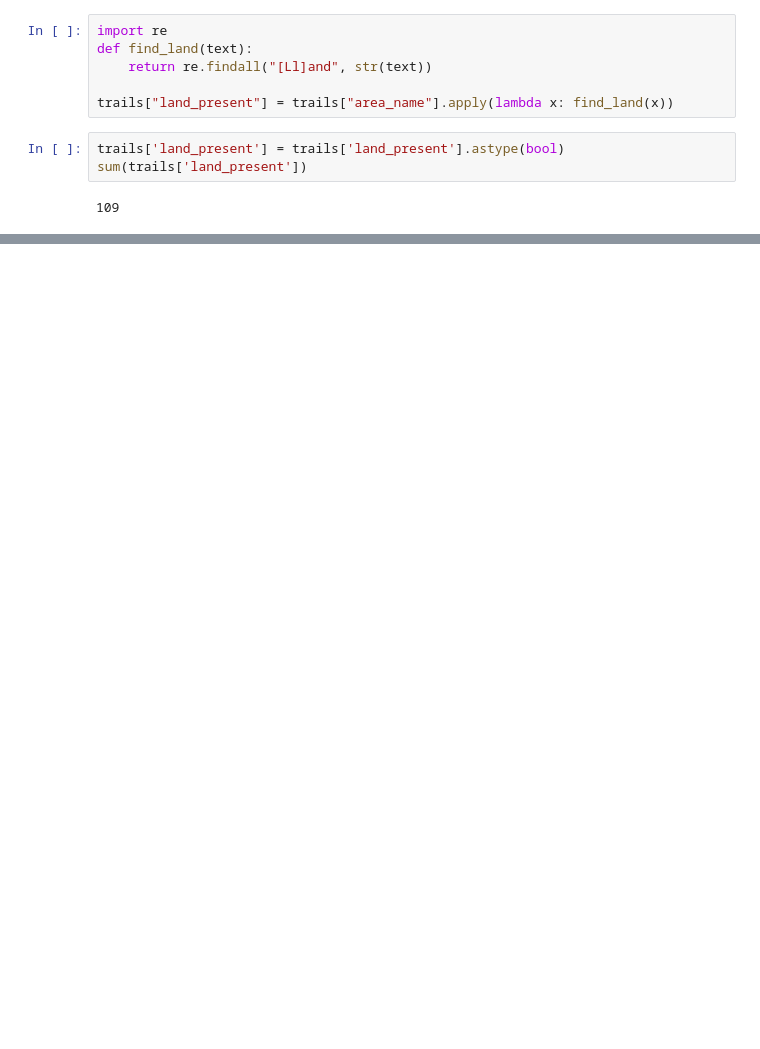
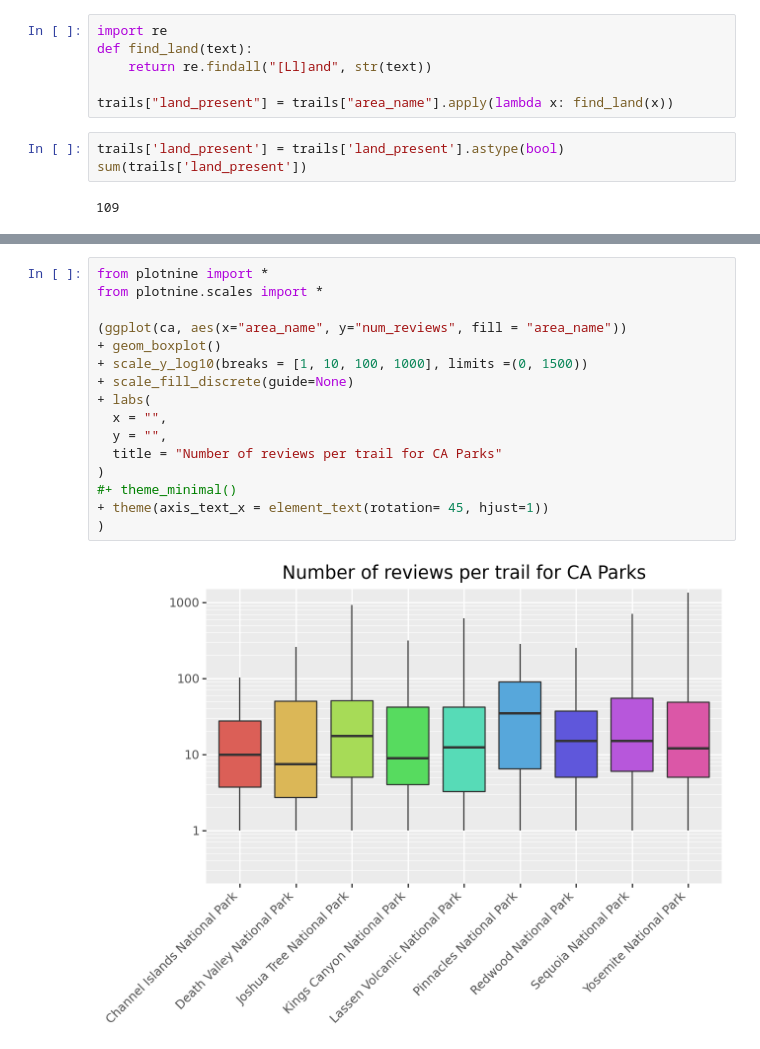
Before and after one commit to hblinken/GSB-544, a Jupyter notebook: Week 4/Midterm_prep.ipynb, the cells around one changed output, grey strips where cells are left out. Saved outputs shown, nothing was run; the diff lists cells and outputs as text; blank space fills up the shorter version.

```diff
--- a/Week 4/Midterm_prep.ipynb
+++ b/Week 4/Midterm_prep.ipynb
@@ -32,0 +70,18 @@ sum(trails['land_present'])
+# %%
+from plotnine import *
+from plotnine.scales import *
+
+(ggplot(ca, aes(x="area_name", y="num_reviews", fill = "area_name"))
++ geom_boxplot()
++ scale_y_log10(breaks = [1, 10, 100, 1000], limits =(0, 1500))
++ scale_fill_discrete(guide=None)
++ labs(
+  x = "",
+  y = "",
+  title = "Number of reviews per trail for CA Parks"
+)
+#+ theme_minimal()
++ theme(axis_text_x = element_text(rotation= 45, hjust=1))
+)
+# %% [output]
+[figure, added]
```
Also changed, not shown: parts of 12 cells of this notebook, 1 other file.
